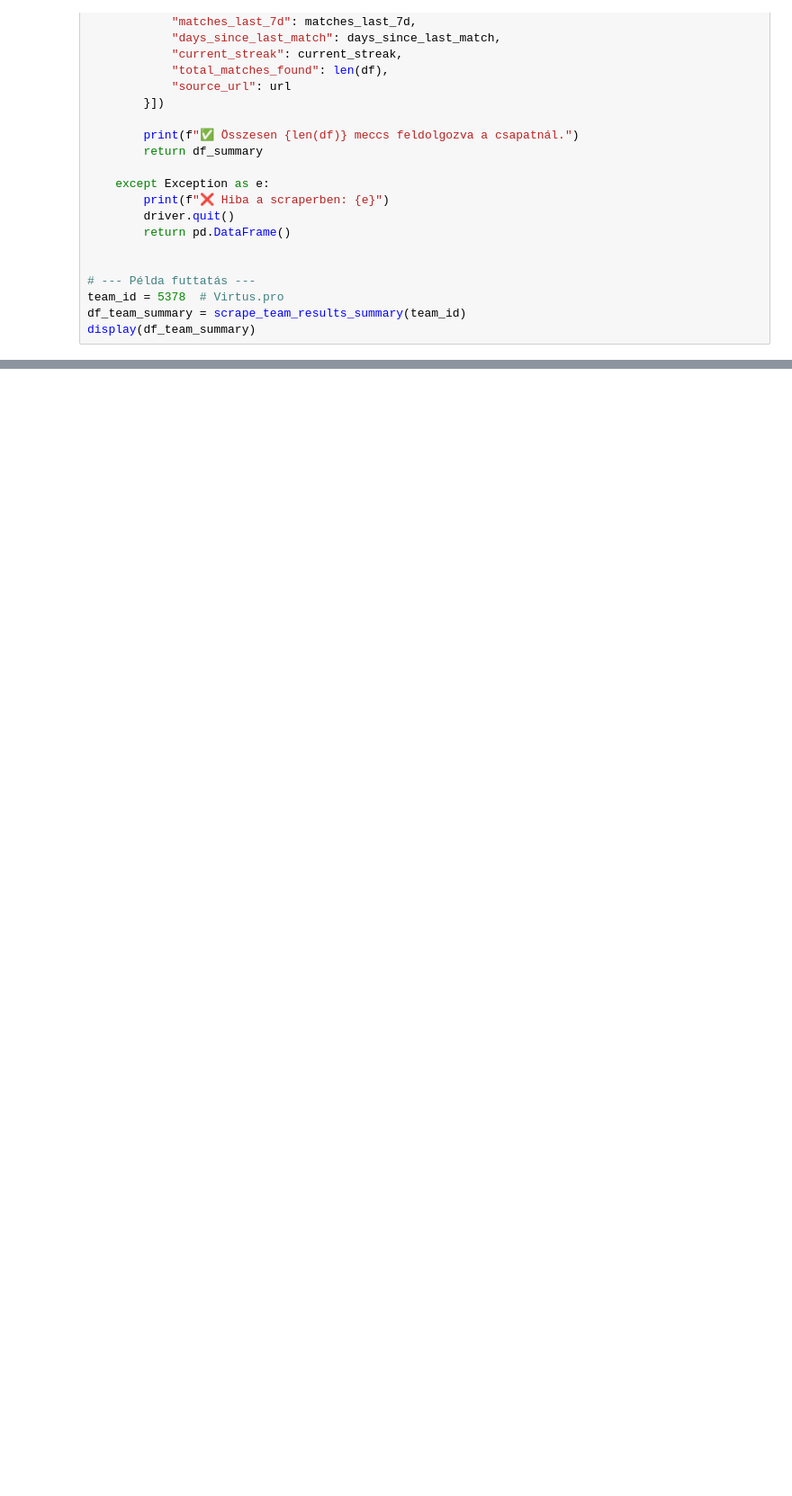
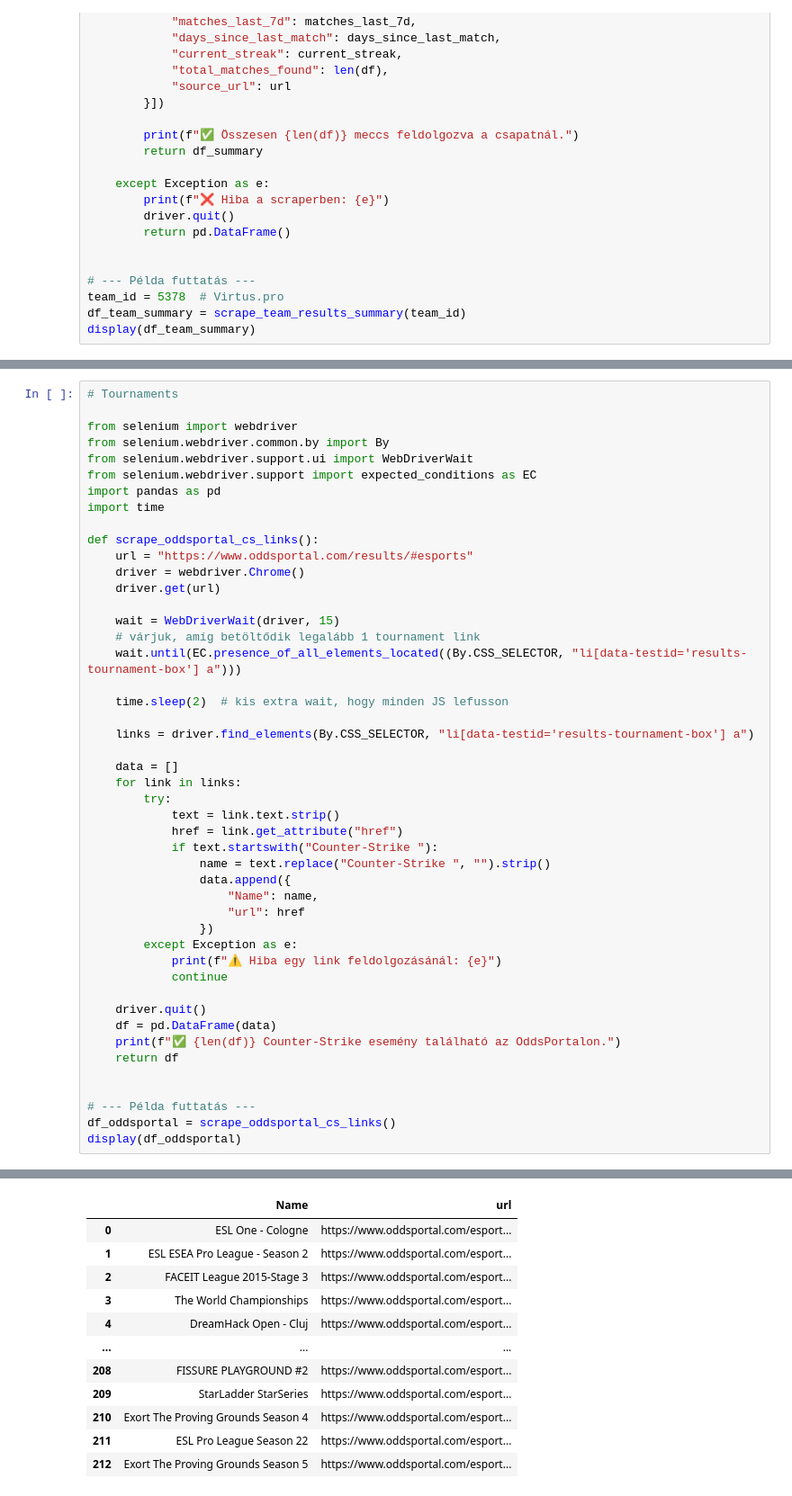
Before and after one commit to Admex666/TSDP, a Jupyter notebook: TipForge/esport/hltv.ipynb, the cells around one changed output, grey strips where cells are left out. Shown: that part at 90% size. Cells and saved outputs as stored; diff of their text form; blank space fills up the shorter version.

Commit message:
OddsPortal, basic structure

```diff
--- a/TipForge/esport/hltv.ipynb
+++ b/TipForge/esport/hltv.ipynb
@@ -425,0 +435,48 @@ display(df_team_summary)
+# %%
+# Tournaments
+
+from selenium import webdriver
+from selenium.webdriver.common.by import By
+from selenium.webdriver.support.ui import WebDriverWait
+from selenium.webdriver.support import expected_conditions as EC
+import pandas as pd
+import time
+
+def scrape_oddsportal_cs_links():
+    url = "https://www.oddsportal.com/results/#esports"
+    driver = webdriver.Chrome()
+    driver.get(url)
+
+    wait = WebDriverWait(driver, 15)
+    # várjuk, amíg betöltődik legalább 1 tournament link
+    wait.until(EC.presence_of_all_elements_located((By.CSS_SELECTOR, "li[data-testid='results-tournament-box'] a")))
+
+    time.sleep(2)  # kis extra wait, hogy minden JS lefusson
+
+    links = driver.find_elements(By.CSS_SELECTOR, "li[data-testid='results-tournament-box'] a")
+
+    data = []
+    for link in links:
+        try:
+            text = link.text.strip()
+            href = link.get_attribute("href")
+            if text.startswith("Counter-Strike "):
+                name = text.replace("Counter-Strike ", "").strip()
+                data.append({
+                    "Name": name,
+                    "url": href
+                })
+        except Exception as e:
+            print(f"⚠️ Hiba egy link feldolgozásánál: {e}")
+            continue
+
+    driver.quit()
+    df = pd.DataFrame(data)
+    print(f"✅ {len(df)} Counter-Strike esemény található az OddsPortalon.")
+    return df
+
+
+# --- Példa futtatás ---
+df_oddsportal = scrape_oddsportal_cs_links()
+display(df_oddsportal)
+# %% [output]
@@ -425,0 +484,12 @@ display(df_team_summary)
+|  | Name | url |
+| 0 | ESL One - Cologne | https://www.oddsportal.com/esport... |
+| 1 | ESL ESEA Pro League - Season 2 | https://www.oddsportal.com/esport... |
+| 2 | FACEIT League 2015-Stage 3 | https://www.oddsportal.com/esport... |
+| 3 | The World Championships | https://www.oddsportal.com/esport... |
+| 4 | DreamHack Open - Cluj | https://www.oddsportal.com/esport... |
+| ... | ... | ... |
+| 208 | FISSURE PLAYGROUND #2 | https://www.oddsportal.com/esport... |
+| 209 | StarLadder StarSeries | https://www.oddsportal.com/esport... |
+| 210 | Exort The Proving Grounds Season 4 | https://www.oddsportal.com/esport... |
+| 211 | ESL Pro League Season 22 | https://www.oddsportal.com/esport... |
+| 212 | Exort The Proving Grounds Season 5 | https://www.oddsportal.com/esport... |
```
Also changed, not shown: parts of 5 cells of this notebook, 10 other files.
